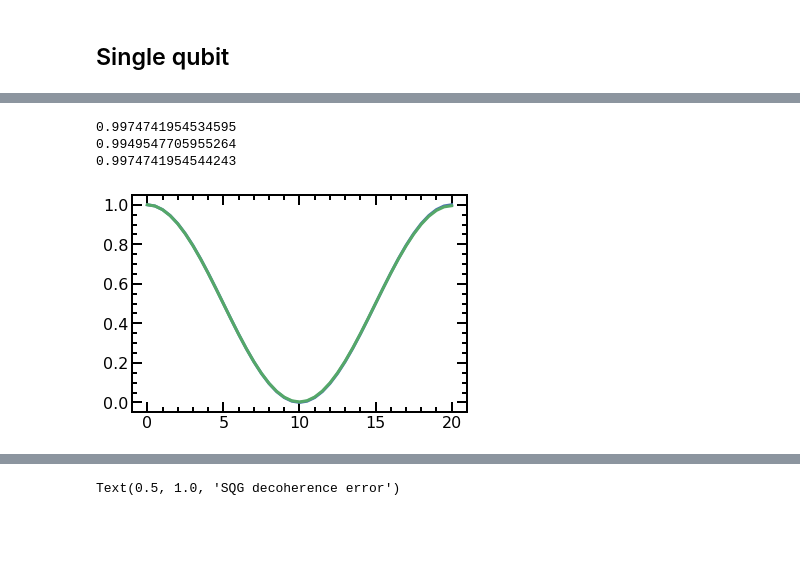
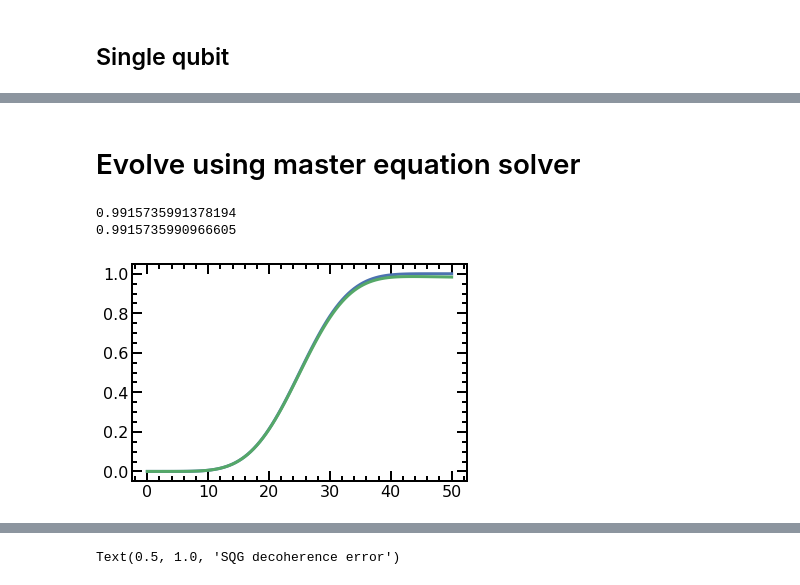
Before and after one commit to qnl/Fluxonium_berkeley, a Jupyter notebook: Notebooks/0a. Decoherence error.ipynb, the cells around one changed output, grey strips where cells are left out. Cells and saved outputs as stored; diff of their text form; code cells hidden in the pictures; blank space fills up the shorter version.

```diff
--- a/Notebooks/0a. Decoherence error.ipynb
+++ b/Notebooks/0a. Decoherence error.ipynb
@@ -20,19 +24,19 @@ import scipy.linalg
 #Define qubit
 wq = 5
 H_nodrive = 0.5*wq*sigmaz()
-H_drive = sigmax()
+H_drive = 0.5*sigmax()
 
 #Define drive
 wd=wq
-T_gate = 20
-shape = 'square'
+T_gate = 50
+shape = 'cos'
 drive_freq = wq
 t_points = np.linspace(0, T_gate, 2 * int(T_gate) + 1)
 
 #Decoherence
 def c_ops_func(t1, t2):
-    gamma1 = 1.0/t1
-    gamma2 = 1.0/t2
+    gamma1 = t1**(-1.0)
+    gamma2 = t2**(-1.0)
     gamma_phi = gamma2 - gamma1/2.0
     c1 = np.sqrt(gamma1)*(sigmam())
     c2 = np.sqrt(gamma_phi/2.0) *(sigmaz())
@@ -53,24 +81,23 @@ plt.plot(t_points, expect(P0,U_ideal*psi0))
+# %% [markdown]
+# Evolve using master equation solver
 # %%
-#Evolve using master equation solver
-psi0 = basis(2,0)
-psi1 = basis(2,1)
-P0 = psi0*psi0.dag()
-evol_states_ideal = gates.evolution_psi_microwave(H_nodrive, H_drive, psi0 =psi0, t=t_points,
+t1 = 2e3
+t2 = 1e3
+psi_ini = state_1
+evol_states_ideal = gates.evolution_psi_microwave_diss(H_nodrive, H_drive, psi0 =psi_ini, t_points=t_points, c_ops = [],
                                             T_gate=T_gate, shape=shape, omega_d=drive_freq)
 plt.plot(t_points, expect(P0,evol_states_ideal))
 
-evol_states_real = gates.evolution_psi_microwave_diss(H_nodrive, H_drive, psi0 =psi0, t=t_points, c_ops= c_ops_func(2e3, 2e3),
+evol_states_real = gates.evolution_psi_microwave_diss(H_nodrive, H_drive, psi0 =psi_ini, t_points=t_points, c_ops = c_ops_func(t1, t2),
                                             T_gate=T_gate, shape=shape, omega_d=drive_freq)
 plt.plot(t_points, expect(P0,evol_states_real))
 
 rho_ideal = ket2dm(evol_states_ideal[-1])
 rho_real = evol_states_real[-1]
 print (qutip.fidelity(rho_ideal, rho_real))
-print ((rho_ideal*rho_real).tr())
 fidel = (rho_real.sqrtm() * rho_ideal * rho_real.sqrtm()).sqrtm().tr()
-print (fidel)
+print (abs(fidel))
 # %% [output]
-0.9974741954534595
-0.9949547705955264
-0.9974741954544243
+0.9915735991378194
+0.9915735990966605
-[figure, old version]
+[figure, new version]
```
Also changed, not shown: parts of 14 cells of this notebook.
